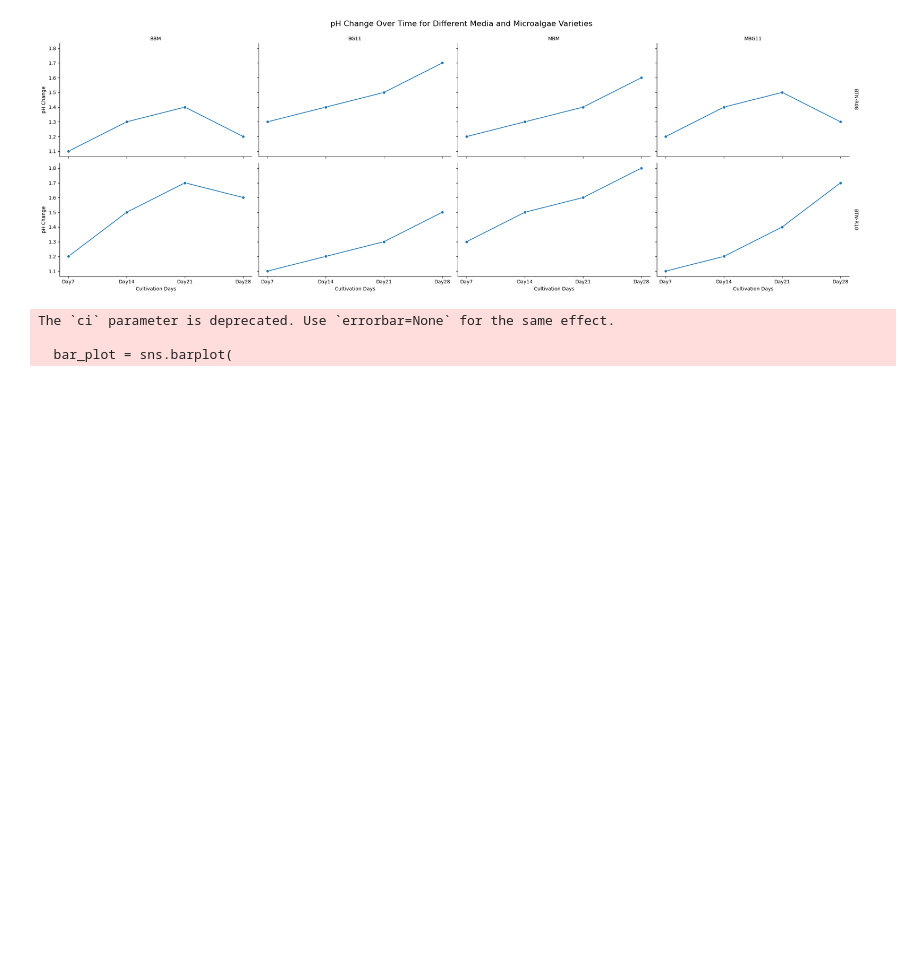
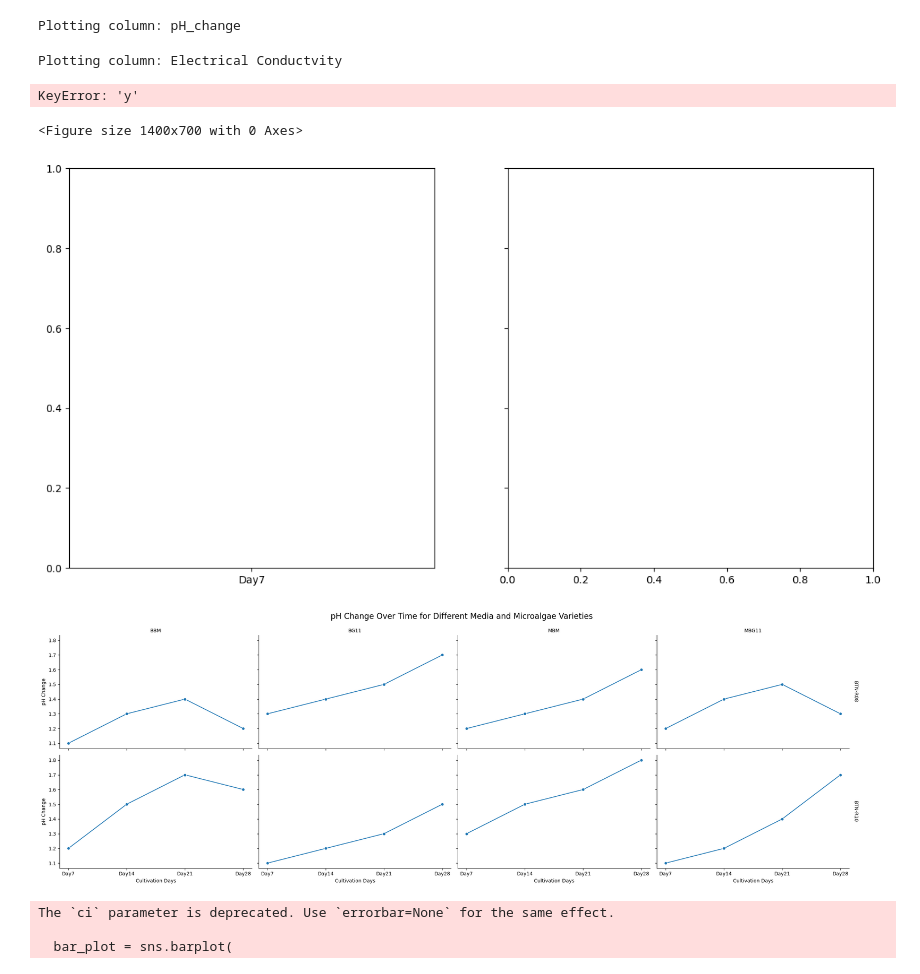
Before and after one commit to MuhammadRehanKhalid/Data_Science_AI, a Jupyter notebook: Algae_thesis_HR Data/Microalgae_Sample_Data.ipynb, the cells around one changed output. Drawn from its saved outputs; the diff is of its cells as text; code cells hidden in the pictures; blank space fills up the shorter version.

Commit message:
Data

```diff
--- a/Algae_thesis_HR Data/Microalgae_Sample_Data.ipynb
+++ b/Algae_thesis_HR Data/Microalgae_Sample_Data.ipynb
@@ -48,3 +49,63 @@ plt.show()
+# %%
+import matplotlib.pyplot as plt
+import seaborn as sns
+
+def plot_pH_change(df, column_index):
+    column_y = df.columns[column_index]
+    print(f"Plotting column: {column_y}")
+
+    # Select the next column to get its name and values
+    if column_index + 1 < len(df.columns):
+        next_column = df.columns[column_index + 1]
+        next_column_values = df[next_column]
+    else:
+        next_column = None
+        next_column_values = None
+
+    # Create a DataFrame for each variety
+    df_variety_08 = df[df['Variety'] == 'BTN-R08']
+    df_variety_10 = df[df['Variety'] == 'BTN-R10']
+
+    # Create subplots
+    fig, axes = plt.subplots(1, 2, figsize=(14, 7), sharey=True)
+
+    # Plot for BTN-R08
+    sns.lineplot(ax=axes[0], data=df_variety_08, x='Day', y=column_y, hue='Media', marker='o')
+    axes[0].set_title(f'pH Change Over Time for BTN-R08 (Column {column_y})', fontname='DejaVu Serif', fontweight='bold')
+    axes[0].set_xlabel('Cultivation Days', fontname='DejaVu Serif', fontweight='bold')
+    axes[0].set_ylabel('pH Change', fontname='DejaVu Serif', fontweight='bold')
+    axes[0].legend(title='Media', title_fontsize='13', prop={'family': 'DejaVu Serif', 'weight': 'bold'})
+    axes[0].grid(False)
+
+    # Plot for BTN-R10
+    sns.lineplot(ax=axes[1], data=df_variety_10, x='Day', y=column_y, hue='Media', marker='o')
+    axes[1].set_title(f'pH Change Over Time for BTN-R10 (Column {column_y}) - Next Column: {next_column}', fontname='DejaVu Serif', fontweight='bold')
+    axes[1].set_xlabel('Cultivation Days', fontname='DejaVu Serif', fontweight='bold')
+    axes[1].set_ylabel('pH Change', fontname='DejaVu Serif', fontweight='bold')
+    axes[1].legend(title='Media', title_fontsize='13', prop={'family': 'DejaVu Serif', 'weight': 'bold'})
+    axes[1].grid(False)
+
+    # Add the values of the next column to the plot
+    axes[1].text(0.5, 0.5, f'Next Column Values:\n{next_column_values}', horizontalalignment='center', verticalalignment='center', transform=axes[1].transAxes, fontsize=12)
+
+    # Adjust layout
+    plt.tight_layout()
+
+    # Save the plot as an image file
+    plt.savefig(f'{column_y}.png', dpi=300)
+
+    # Clear the screen
+    plt.clf()
+
+# Run the function for each column starting from the fourth column
+for column_index in range(3, len(df.columns)):
+    plot_pH_change(df, column_index)
+# %% [output]
+Plotting column: pH_change
+Plotting column: Electrical Conductvity
+KeyError: 'y'
+<Figure size 1400x700 with 0 Axes>
+[figure, added]
 # %%
 df.to_excel("microalgae_sample.xlsx", index = False)
 # %%
```
Also changed, not shown: parts of 2 cells of this notebook, 3 other files.
